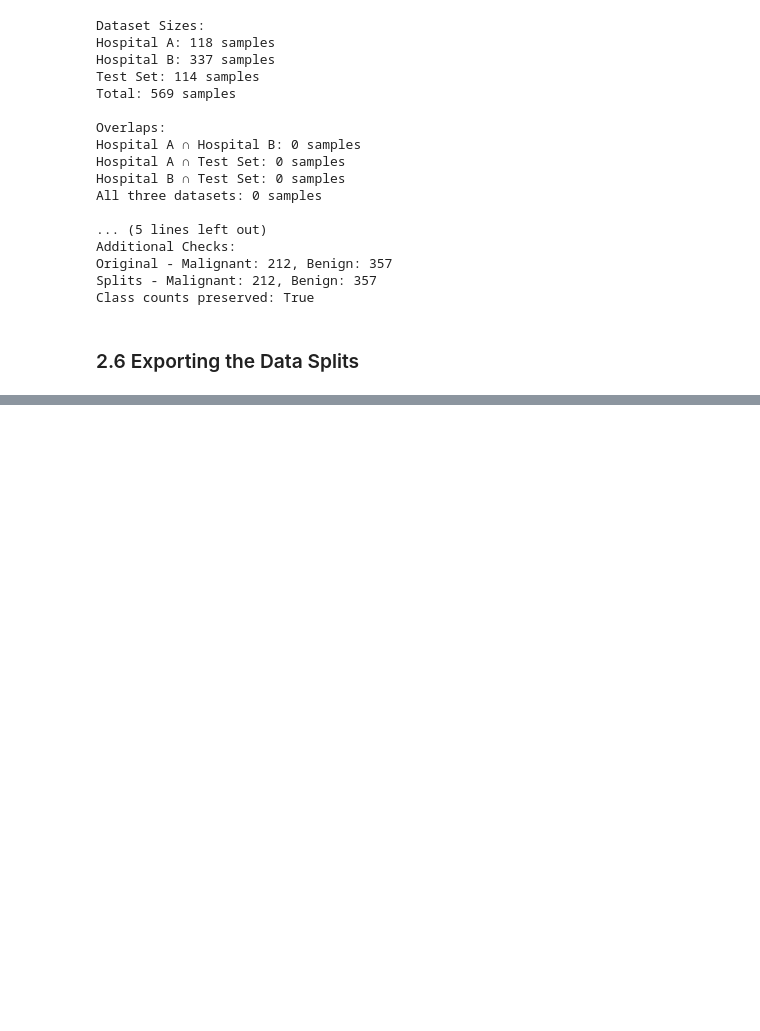
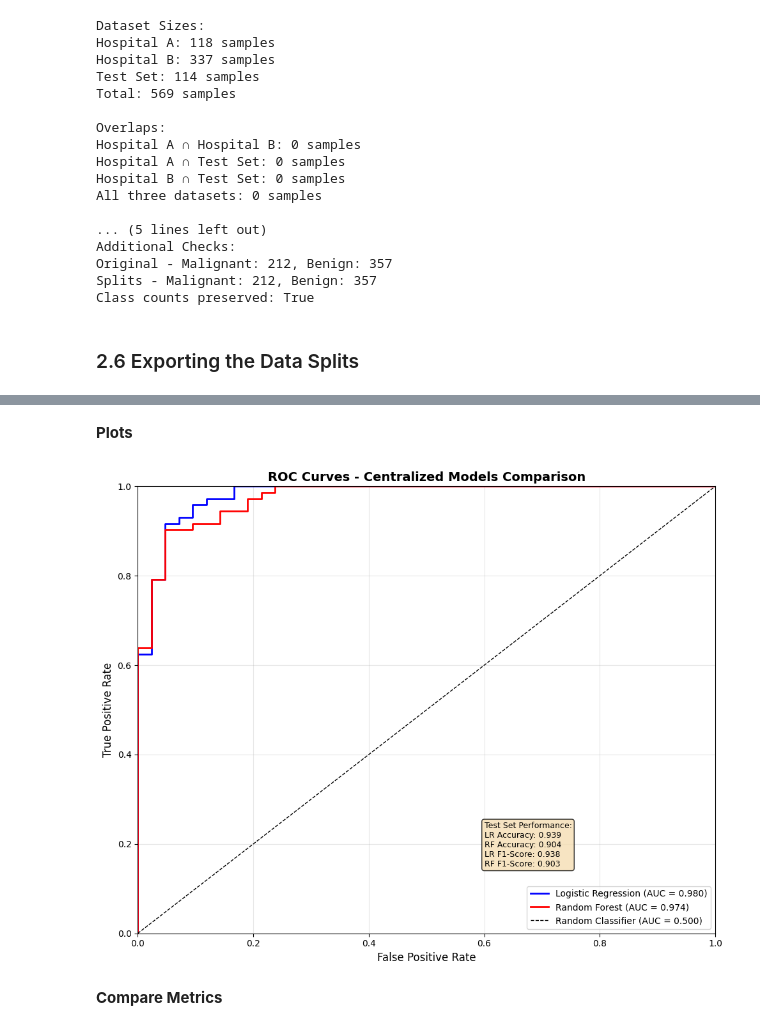
Before and after one commit to starbachi/Breast-Cancer-Wisconsin, a Jupyter notebook: notebooks/assignment4_federated_dp.ipynb, the cells around one changed output, grey strips where cells are left out. Saved outputs shown, nothing was run; the diff lists cells and outputs as text; code cells hidden in the pictures; blank space fills up the shorter version.

Commit message:
Section 3: Baseline Centralized Model finished

```diff
--- a/notebooks/assignment4_federated_dp.ipynb
+++ b/notebooks/assignment4_federated_dp.ipynb
@@ -616,0 +910,14 @@ Malignant Rate (Hospital B): 16.6%
+# %%
+def calculate_comprehensive_metrics(y_true, y_pred, y_pred_proba=None):
+    """Calculate comprehensive classification metrics"""
+    metrics = {
+        'accuracy': accuracy_score(y_true, y_pred),
+        'precision': precision_score(y_true, y_pred, average='weighted'),
+        'recall': recall_score(y_true, y_pred, average='weighted'),
+        'f1': f1_score(y_true, y_pred, average='weighted')
+    }
+
+    if y_pred_proba is not None:
+        metrics['roc_auc'] = roc_auc_score(y_true, y_pred_proba[:, 1])
+
+    return metrics
@@ -616,0 +953,46 @@ Malignant Rate (Hospital B): 16.6%
+# %% [markdown]
+**Plots**
+# %%
+# ROC Curves
+fig, ax = plt.subplots(figsize=(10, 8))
+
+# Logistic Regression ROC
+fpr_lr, tpr_lr, _ = roc_curve(y_test_final, y_test_proba_lr[:, 1])
+ax.plot(fpr_lr, tpr_lr, linewidth=2, label=f'Logistic Regression (AUC = {lr_metrics["roc_auc"]:.3f})', color='blue')
+
+# Random Forest ROC
+fpr_rf, tpr_rf, _ = roc_curve(y_test_final, y_test_proba_rf[:, 1])
+ax.plot(fpr_rf, tpr_rf, linewidth=2, label=f'Random Forest (AUC = {rf_metrics["roc_auc"]:.3f})', color='red')
+
+# Diagonal line (random classifier)
+ax.plot([0, 1], [0, 1], 'k--', linewidth=1, label='Random Classifier (AUC = 0.500)')
+
+# Formatting
+ax.set_xlabel('False Positive Rate', fontsize=12)
+ax.set_ylabel('True Positive Rate', fontsize=12)
+ax.set_title('ROC Curves - Centralized Models Comparison', fontsize=14, fontweight='bold')
+ax.legend(fontsize=10)
+ax.grid(True, alpha=0.3)
+ax.set_xlim([0, 1])     #type: ignore
+ax.set_ylim([0, 1])     #type: ignore
+
+# Add text box with key metrics
+textstr = f'''Test Set Performance:
+LR Accuracy: {lr_metrics["accuracy"]:.3f}
+RF Accuracy: {rf_metrics["accuracy"]:.3f}
+LR F1-Score: {lr_metrics["f1"]:.3f}
+RF F1-Score: {rf_metrics["f1"]:.3f}'''
+
+props = dict(boxstyle='round', facecolor='wheat', alpha=0.8)
+ax.text(0.60, 0.25, textstr, transform=ax.transAxes, fontsize=9,
+        verticalalignment='top', bbox=props)
+
+plt.tight_layout()
+
+# Save ROC Curve Plot
+save_plot(fig, 'centralized_models_roc_comparison')
+plt.show()
+# %% [output]
+[figure, added]
+# %% [markdown]
+**Compare Metrics**
```
Also changed, not shown: parts of 27 cells of this notebook, 2 other files.
